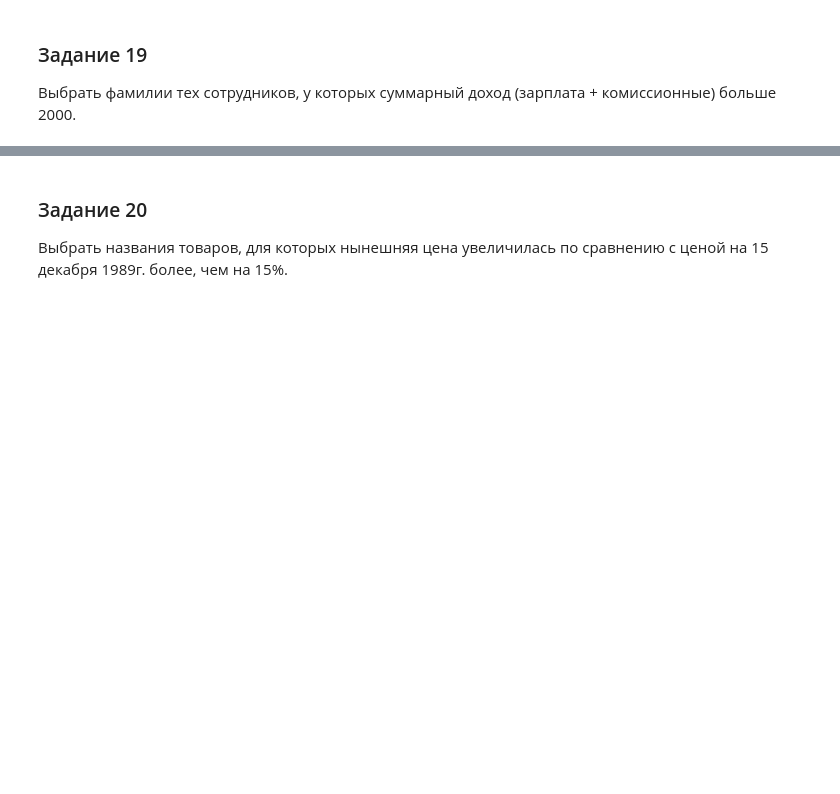
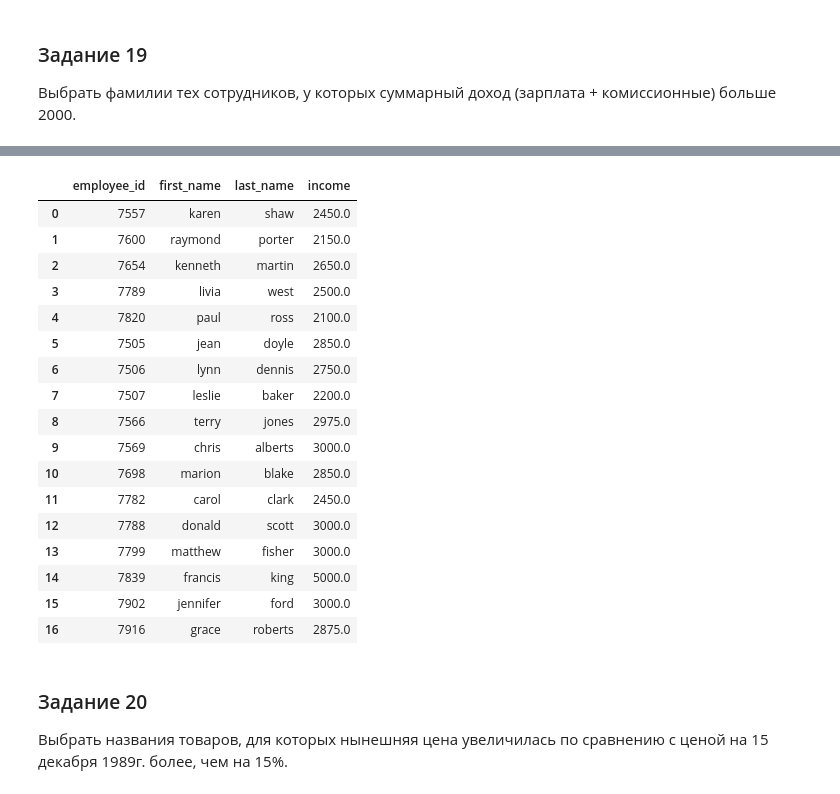
Before and after one commit to theysee/sberbank_reboot, a Jupyter notebook: Поток_3_Практика_к_занятию_5.ipynb, the cells around one changed output, grey strips where cells are left out. Drawn from its saved outputs; the diff is of its cells as text; code cells hidden in the pictures; blank space fills up the shorter version.

```diff
--- a/Поток_3_Практика_к_занятию_5.ipynb
+++ b/Поток_3_Практика_к_занятию_5.ipynb
@@ -599,3 +597,51 @@ DatabaseError: ignored
+# %%
+pd.read_sql_query('''
+  SELECT
+    *
+  FROM
+    ( SELECT
+        employee.employee_id,
+        employee.first_name,
+        employee.last_name,
+        employee.salary+employee.commission AS 'income'
+      FROM
+        employee
+      WHERE
+        employee.commission IS NOT NULL
+      UNION ALL
+      SELECT
+        employee.employee_id,
+        employee.first_name,
+        employee.last_name,
+        employee.salary
+      FROM
+        employee
+      WHERE
+        employee.commission IS NULL
+      GROUP BY
+        employee.employee_id) AS result
+  WHERE
+    income>2000
+''', conn)
+# %% [output]
+|  | employee_id | first_name | last_name | income |
+| 0 | 7557 | karen | shaw | 2450.0 |
+| 1 | 7600 | raymond | porter | 2150.0 |
+| 2 | 7654 | kenneth | martin | 2650.0 |
+| 3 | 7789 | livia | west | 2500.0 |
+| 4 | 7820 | paul | ross | 2100.0 |
+| 5 | 7505 | jean | doyle | 2850.0 |
+| 6 | 7506 | lynn | dennis | 2750.0 |
+| 7 | 7507 | leslie | baker | 2200.0 |
+| 8 | 7566 | terry | jones | 2975.0 |
+| 9 | 7569 | chris | alberts | 3000.0 |
+| 10 | 7698 | marion | blake | 2850.0 |
+| 11 | 7782 | carol | clark | 2450.0 |
+| 12 | 7788 | donald | scott | 3000.0 |
+| 13 | 7799 | matthew | fisher | 3000.0 |
+| 14 | 7839 | francis | king | 5000.0 |
+| 15 | 7902 | jennifer | ford | 3000.0 |
+| 16 | 7916 | grace | roberts | 2875.0 |
 # %% [markdown]
 ### Задание 20
 Выбрать названия товаров, для которых нынешняя цена увеличилась по сравнению с ценой на 15 декабря 1989г. более, чем на 15%.
```
Also changed, not shown: parts of 5 cells of this notebook.
